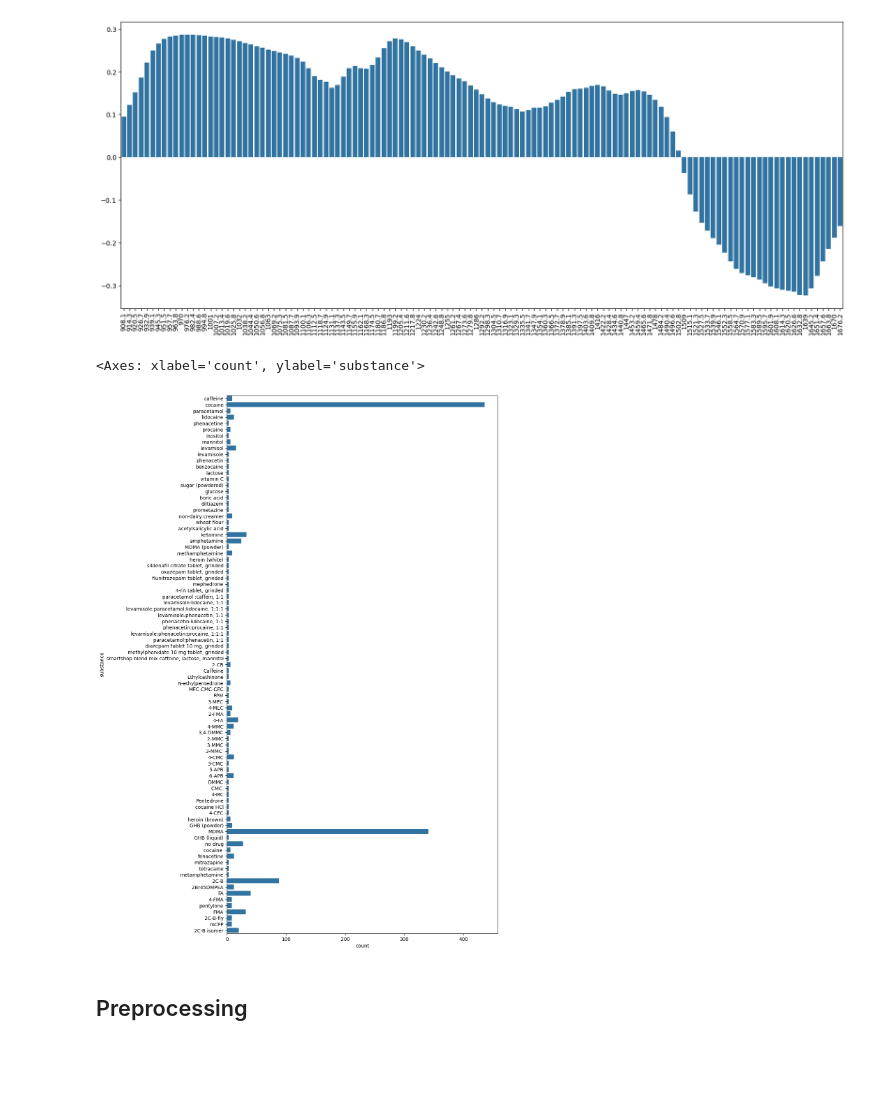
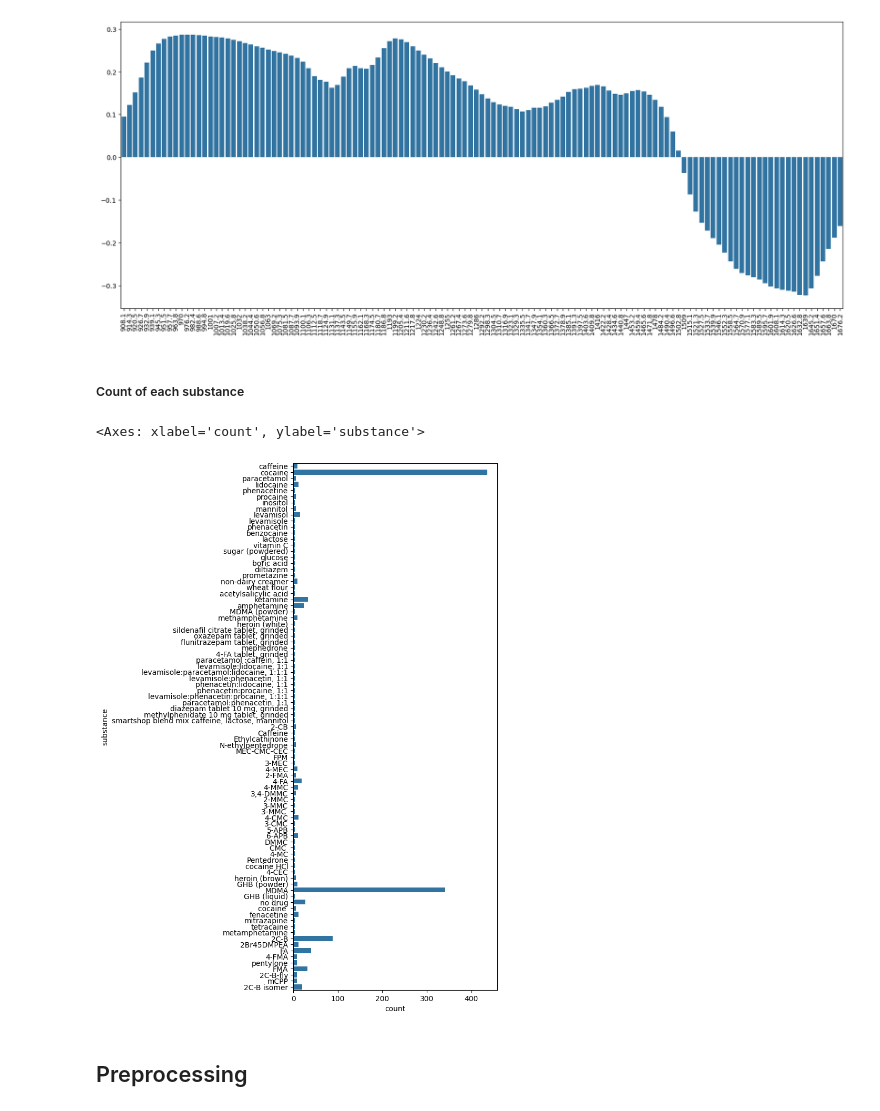
Before and after one commit to eferrer11/ML-project-heroin, a Jupyter notebook: Rendu_final.ipynb, the cells around one changed output. Drawn from its saved outputs; the diff is of its cells as text; code cells hidden in the pictures; blank space fills up the shorter version.

```diff
--- a/Rendu_final.ipynb
+++ b/Rendu_final.ipynb
@@ -120,12 +133,14 @@ ax = sns.barplot(data = corrwithpurity)
 ax.tick_params(axis='x', rotation=90)
 # %% [output]
 [figure]
+# %% [markdown]
+##### Count of each substance
 # %%
-plt.figure(figsize=(10,20))
+plt.figure(figsize=(5,13))
 sns.countplot(substances_pure['substance'])
 # %% [output]
 <Axes: xlabel='count', ylabel='substance'>
-[figure, old version]
+[figure, new version]
 # %% [markdown]
 ## Preprocessing
 # %% [markdown]
```
Also changed, not shown: parts of 8 cells of this notebook, 3 other files.
